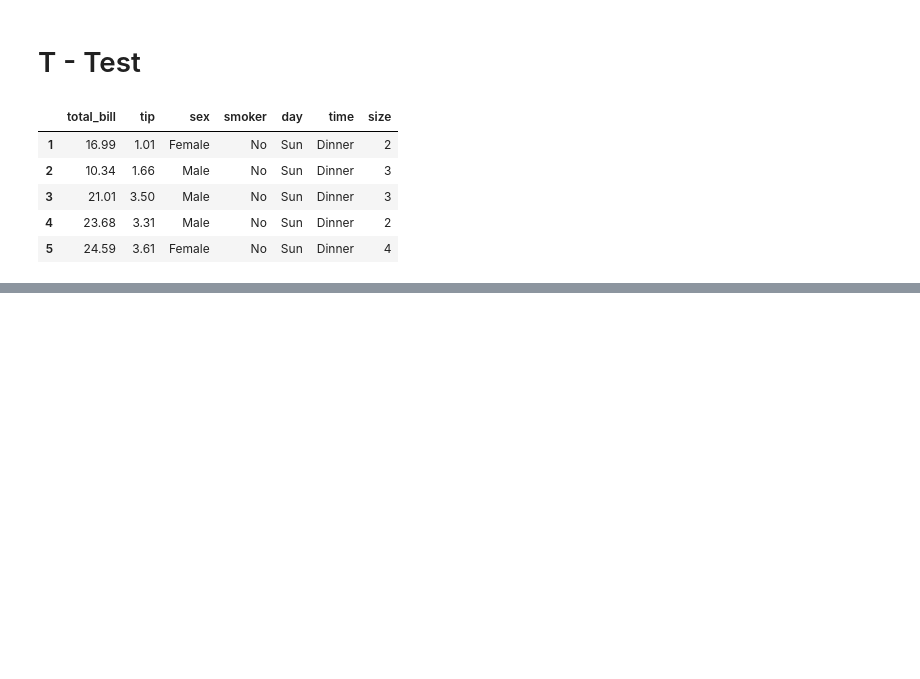
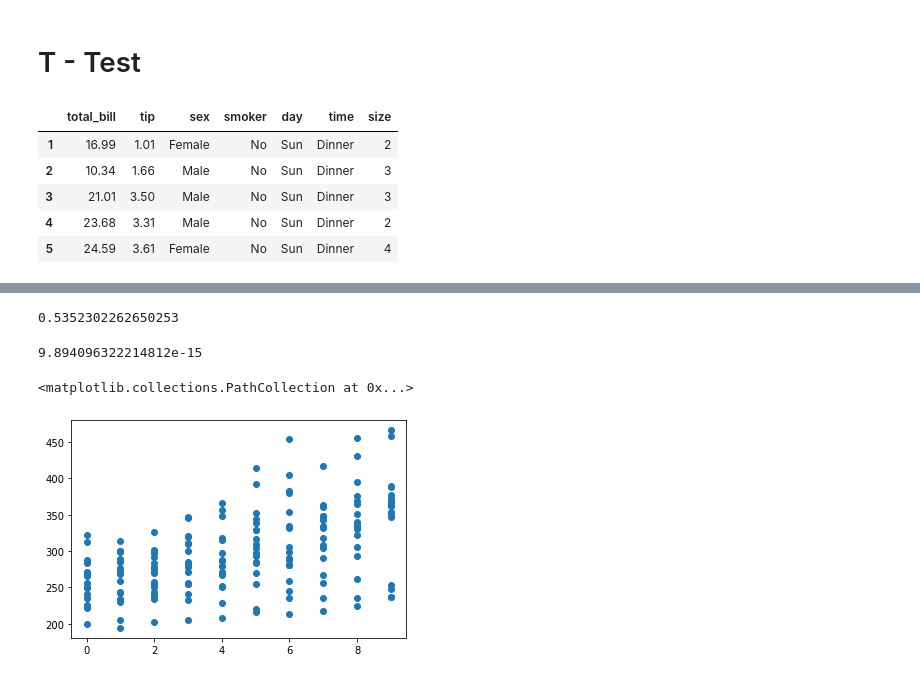
Before and after one commit to ljackson707/statistics-exercises, a Jupyter notebook: hypothesis_testing.ipynb, the cells around one changed output, grey strips where cells are left out. Saved outputs shown, nothing was run; the diff lists cells and outputs as text; code cells hidden in the pictures; blank space fills up the shorter version.

```diff
--- a/hypothesis_testing.ipynb
+++ b/hypothesis_testing.ipynb
@@ -130,0 +260,4 @@ saturday = df [df.day == "Sun"]
+# %%
+#3) Use the sleepstudy data. Is there a relationship between days and reaction time?
+df = data('sleepstudy')
+df.head()
@@ -130,0 +271,14 @@ saturday = df [df.day == "Sun"]
+# %%
+r, p = stats.pearsonr(df['Days'], df['Reaction'])
+print(r)
+# %% [output]
+0.5352302262650253
+# %%
+print(p)
+# %% [output]
+9.894096322214812e-15
+# %%
+plt.scatter(df['Days'], df['Reaction'])
+# %% [output]
+<matplotlib.collections.PathCollection at 0x...>
+[figure, added]
```
Also changed, not shown: parts of 32 cells of this notebook.
